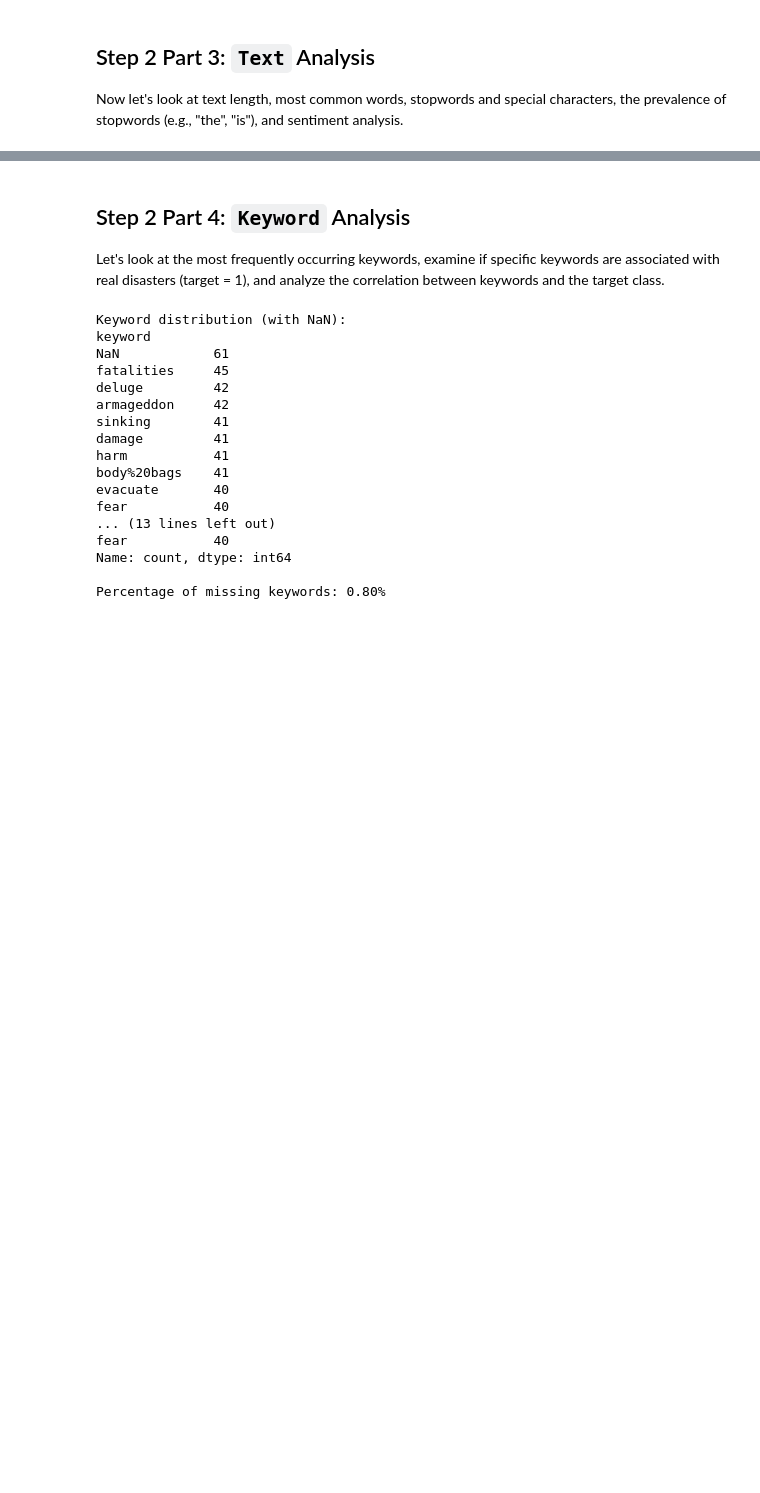
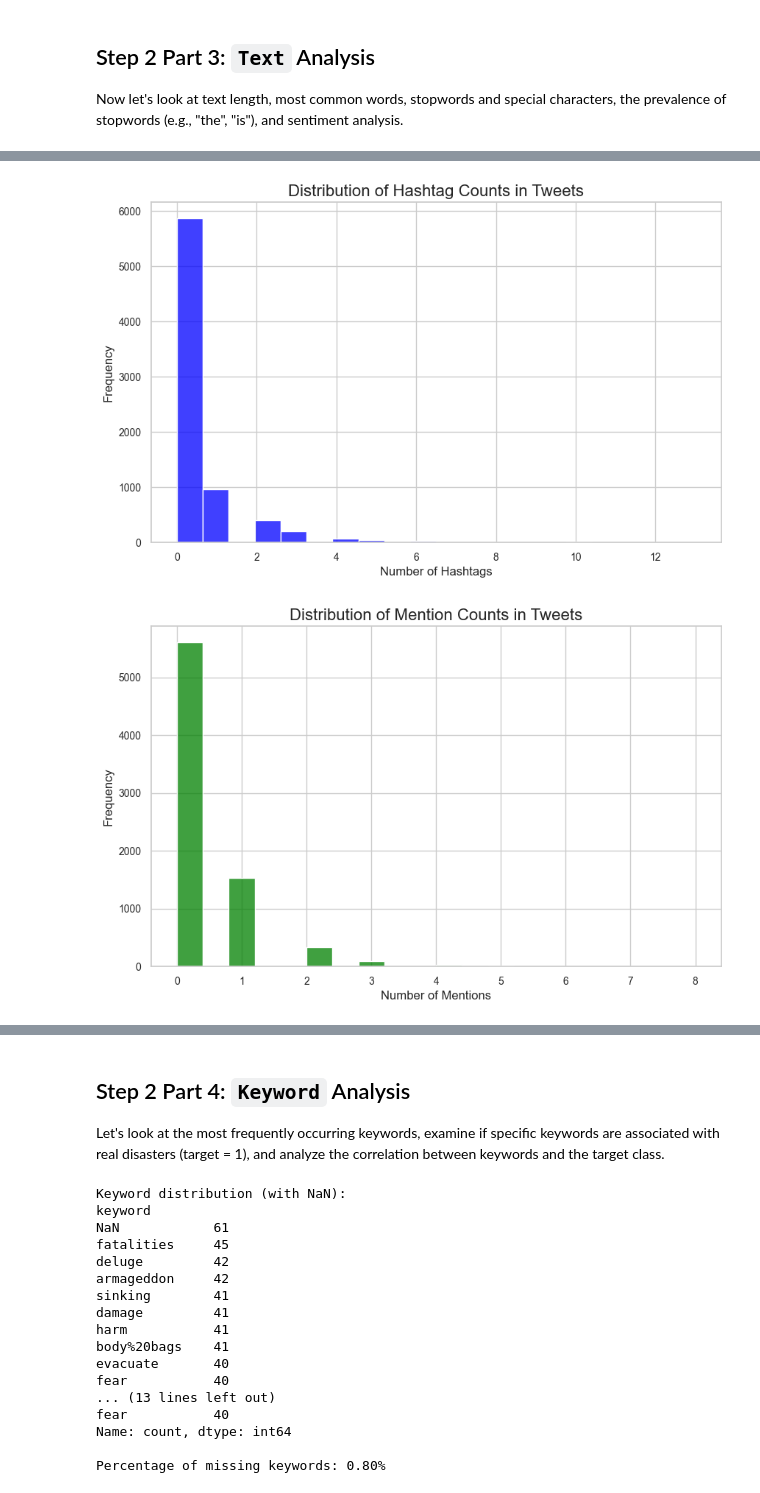
Before and after one commit to rakin23/deep-learning-week4, a Jupyter notebook: my-project.ipynb, the cells around one changed output, grey strips where cells are left out. Drawn from its saved outputs; the diff is of its cells as text; code cells hidden in the pictures; blank space fills up the shorter version.

```diff
--- a/my-project.ipynb
+++ b/my-project.ipynb
@@ -188,0 +200,20 @@ plt.show()
+# %%
+# Define helper functions to count hashtags, mentions, and emojis
+def count_hashtags(text):
+    return len(re.findall(r"#\w+", text))
+
+def count_mentions(text):
+    return len(re.findall(r"@\w+", text))
+
+def count_emojis(text):
+    return len([char for char in text if char in emoji.EMOJI_DATA])
+
+# Apply the functions to the 'text' column, and create a new column for counts of hashtags, mentions, and emojis
+data['hashtag_count'] = data['text'].apply(count_hashtags)
+data['mention_count'] = data['text'].apply(count_mentions)
+data['emoji_count'] = data['text'].apply(count_emojis)
+
+# Display the counts
+print("Hashtag Counts:\n", data['hashtag_count'].value_counts())
+print("Mention Counts:\n", data['mention_count'].value_counts())
+print("Emoji Counts:\n", data['emoji_count'].value_counts())
@@ -188,0 +238,44 @@ plt.show()
+# %%
+sns.set(style="whitegrid")
+
+plt.figure(figsize=(10, 6))
+sns.histplot(data['hashtag_count'], bins=20, kde=False, color='blue')
+plt.title('Distribution of Hashtag Counts in Tweets', fontsize=16)
+plt.xlabel('Number of Hashtags', fontsize=12)
+plt.ylabel('Frequency', fontsize=12)
+plt.xticks(fontsize=10)
+plt.yticks(fontsize=10)
+plt.show()
+
+plt.figure(figsize=(10, 6))
+sns.histplot(data['mention_count'], bins=20, kde=False, color='green')
+plt.title('Distribution of Mention Counts in Tweets', fontsize=16)
+plt.xlabel('Number of Mentions', fontsize=12)
+plt.ylabel('Frequency', fontsize=12)
+plt.xticks(fontsize=10)
+plt.yticks(fontsize=10)
+plt.show()
+
+plt.figure(figsize=(10, 6))
+sns.histplot(data['emoji_count'], bins=20, kde=False, color='purple')
+plt.title('Distribution of Emoji Counts in Tweets', fontsize=16)
+plt.xlabel('Number of Emojis', fontsize=12)
+plt.ylabel('Frequency', fontsize=12)
+plt.xticks(fontsize=10)
+plt.yticks(fontsize=10)
+plt.show()
+
+# Compare counts across the three categories using box plots
+plt.figure(figsize=(10, 6))
+df_melted = data.melt(value_vars=['hashtag_count', 'mention_count', 'emoji_count'],
+                    var_name='Feature', value_name='Count')
+sns.boxplot(x='Feature', y='Count', data=df_melted, hue='Feature', legend=False, palette='Set2')
+plt.title('Comparison of Hashtag, Mention, and Emoji Counts', fontsize=16)
+plt.xlabel('Feature', fontsize=12)
+plt.ylabel('Count', fontsize=12)
+plt.xticks(fontsize=10)
+plt.yticks(fontsize=10)
+plt.show()
+# %% [output]
+[figure, added]
+[figure, added]
```
Also changed, not shown: parts of 21 cells of this notebook.
